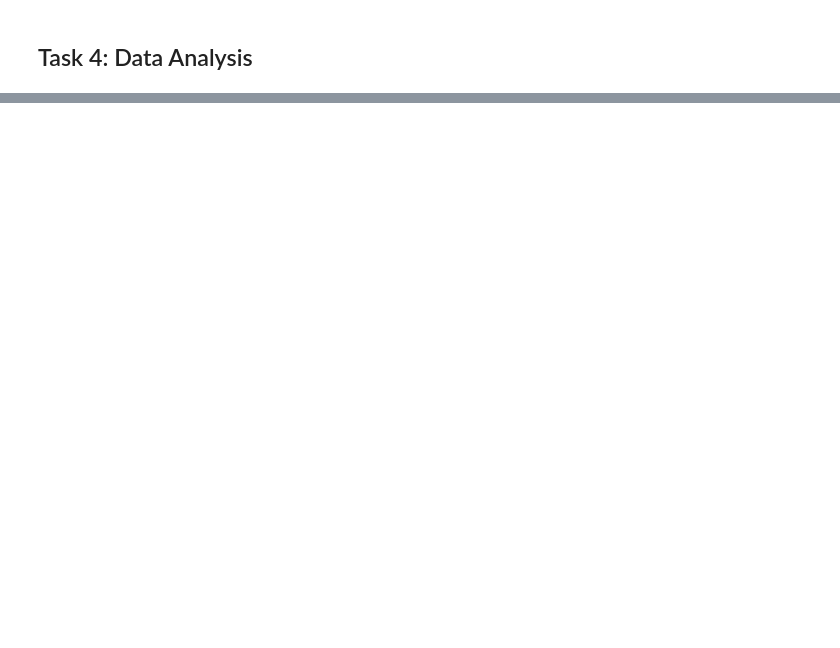
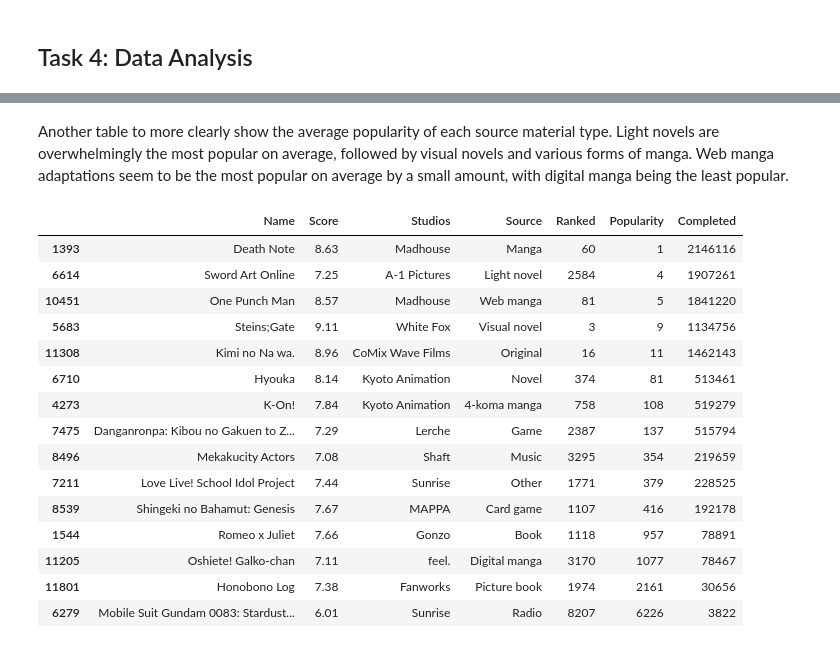
Before and after one commit to ubco-W2022T1-cosc301/project-group12, a Jupyter notebook: notebooks/analysis2.ipynb, the cells around one changed output, grey strips where cells are left out. Cells and saved outputs as stored; diff of their text form; code cells hidden in the pictures; blank space fills up the shorter version.

```diff
--- a/notebooks/analysis2.ipynb
+++ b/notebooks/analysis2.ipynb
@@ -267,0 +336,23 @@ same graph as from my PDA, it seems that manga adaptations are overwhelmingly th
+# %% [markdown]
+Another table to more clearly show the average popularity of each source material type.
+Light novels are overwhelmingly the most popular on average, followed by visual novels and various forms of manga.
+Web manga adaptations seem to be the most popular on average by a small amount, with digital manga being the least popular.
+# %%
+df.sort_values('Popularity').drop_duplicates(['Source'])
+# %% [output]
+|  | Name | Score | Studios | Source | Ranked | Popularity | Completed |
+| 1393 | Death Note | 8.63 | Madhouse | Manga | 60 | 1 | 2146116 |
+| 6614 | Sword Art Online | 7.25 | A-1 Pictures | Light novel | 2584 | 4 | 1907261 |
+| 10451 | One Punch Man | 8.57 | Madhouse | Web manga | 81 | 5 | 1841220 |
+| 5683 | Steins;Gate | 9.11 | White Fox | Visual novel | 3 | 9 | 1134756 |
+| 11308 | Kimi no Na wa. | 8.96 | CoMix Wave Films | Original | 16 | 11 | 1462143 |
+| 6710 | Hyouka | 8.14 | Kyoto Animation | Novel | 374 | 81 | 513461 |
+| 4273 | K-On! | 7.84 | Kyoto Animation | 4-koma manga | 758 | 108 | 519279 |
+| 7475 | Danganronpa: Kibou no Gakuen to Z... | 7.29 | Lerche | Game | 2387 | 137 | 515794 |
+| 8496 | Mekakucity Actors | 7.08 | Shaft | Music | 3295 | 354 | 219659 |
+| 7211 | Love Live! School Idol Project | 7.44 | Sunrise | Other | 1771 | 379 | 228525 |
+| 8539 | Shingeki no Bahamut: Genesis | 7.67 | MAPPA | Card game | 1107 | 416 | 192178 |
+| 1544 | Romeo x Juliet | 7.66 | Gonzo | Book | 1118 | 957 | 78891 |
+| 11205 | Oshiete! Galko-chan | 7.11 | feel. | Digital manga | 3170 | 1077 | 78467 |
+| 11801 | Honobono Log | 7.38 | Fanworks | Picture book | 1974 | 2161 | 30656 |
+| 6279 | Mobile Suit Gundam 0083: Stardust... | 6.01 | Sunrise | Radio | 8207 | 6226 | 3822 |
```
Also changed, not shown: parts of 26 cells of this notebook, 1 other file.
